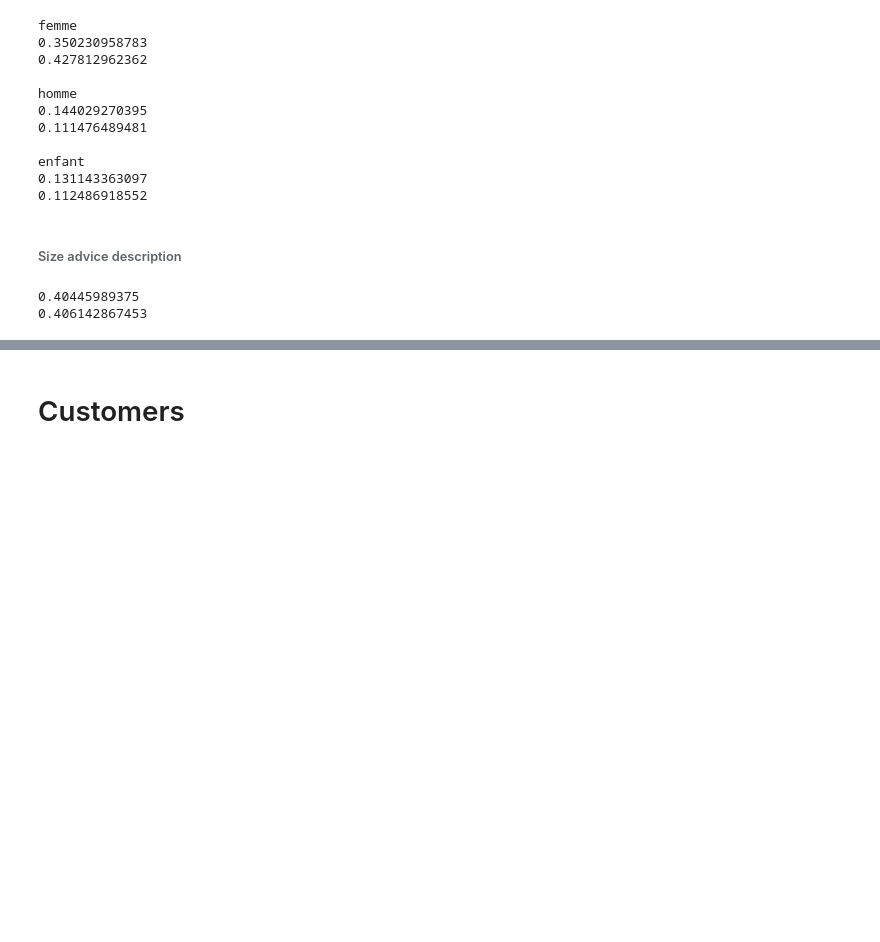
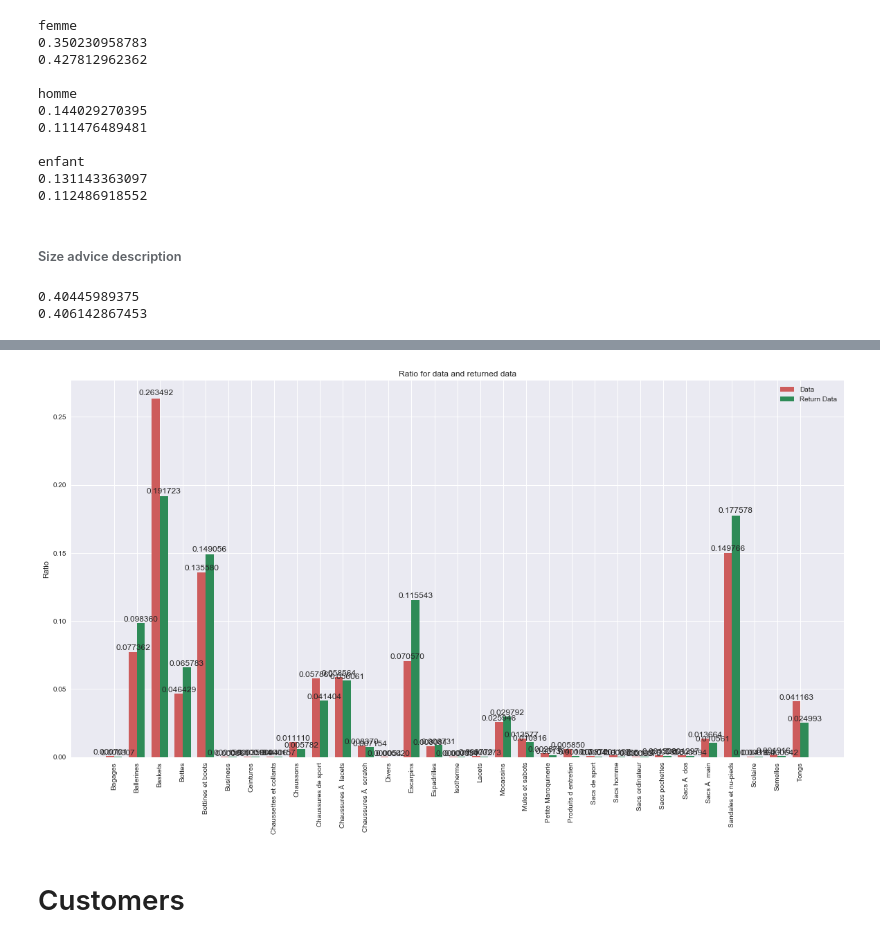
Before and after one commit to pepi4e/SD210-ML-challenge, a Jupyter notebook: statistiques.ipynb, the cells around one changed output, grey strips where cells are left out. Cells and saved outputs as stored; diff of their text form; code cells hidden in the pictures; blank space fills up the shorter version.

```diff
--- a/statistiques.ipynb
+++ b/statistiques.ipynb
@@ -52,8 +54,8 @@ products['SizeAdviceDescription'] = col+col1
 # Preprocessing customers
 birth = pd.DataFrame(np.zeros((customers.shape[0],1)))
 firstorder = pd.DataFrame(np.zeros((customers.shape[0],1)))
-len = customers.shape[0]
-for i in range (len):
+le = customers.shape[0]
+for i in range (le):
     birth.iloc[i]=2018-int(customers['BirthDate'][i][:4])
     firstorder.iloc[i]=2018-int(customers['FirstOrderDate'][i][:4])
 
@@ -251,0 +284,6 @@ print(dreturn)
+# %%
+d = pd.crosstab(data['one'],data['ProductType'],normalize='index')
+#d.iloc[0].plot.bar()
+print(d.columns.tolist)
+print(d.shape)
+print(d.values[0])
@@ -252,2 +309,47 @@ print(dreturn)
+# %%
+returnd = pd.crosstab(returndata['one'],returndata['ProductType'],normalize='index')
+# %%
+# Plot the scores
+N = d.shape[1]
+ind = np.arange(N)  # the x locations for the groups
+width = 0.35       # the width of the bars
+
+sns.set(style='darkgrid')
+fig, ax = plt.subplots(figsize=(20, 10))
+
+rects1 = ax.bar(ind, d.values[0], width, color='indianred')
+rects2 = ax.bar(ind + width, returnd.values[0], width, color='seagreen')
+
+# add some text for labels, title and axes ticks
+ax.set_ylabel('Ratio')
+ax.set_title('Ratio for data and returned data')
+ax.set_xticks(ind + width / 2)
+ax.set_xticklabels(['Bagages', 'Ballerines', 'Baskets', 'Bottes', 'Bottines et boots',
+       'Business', 'Ceintures', 'Chaussettes et collants', 'Chaussons',
+       'Chaussures de sport', 'Chaussures Ã  lacets', 'Chaussures Ã  scratch',
+       'Divers', 'Escarpins', 'Espadrilles', 'Isotherme', 'Lacets',
+       'Mocassins', 'Mules et sabots', 'Petite Maroquinerie',
+       'Produits d entretien', 'Sacs de sport', 'Sacs homme',
+       'Sacs ordinateur', 'Sacs pochettes', 'Sacs Ã  dos', 'Sacs Ã  main',
+       'Sandales et nu-pieds', 'Scolaire', 'Semelles', 'Tongs'],rotation=90)
+ax.legend((rects1[0], rects2[0]), ('Data', 'Return Data'))
+
+
+def autolabel(rects):
+    """
+    Attach a text label above each bar displaying its height
+    """
+    for rect in rects:
+        height = rect.get_height()
+        ax.text(rect.get_x() + rect.get_width()/2., 1.005*height,
+                '%f' %height,
+                ha='center', va='bottom')
+
+autolabel(rects1)
+autolabel(rects2)
+
+plt.show()
+# %% [output]
+[figure, added]
 # %% [markdown]
 # Customers
```
Also changed, not shown: parts of 17 cells of this notebook.
